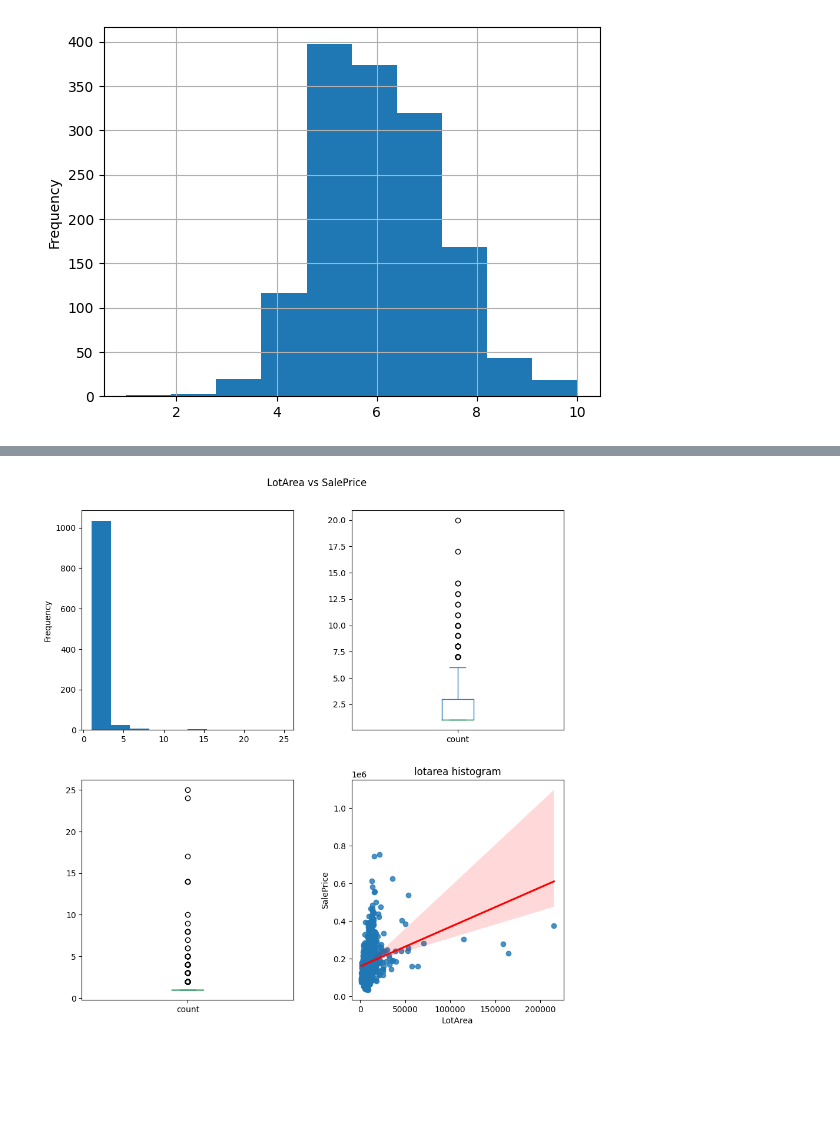
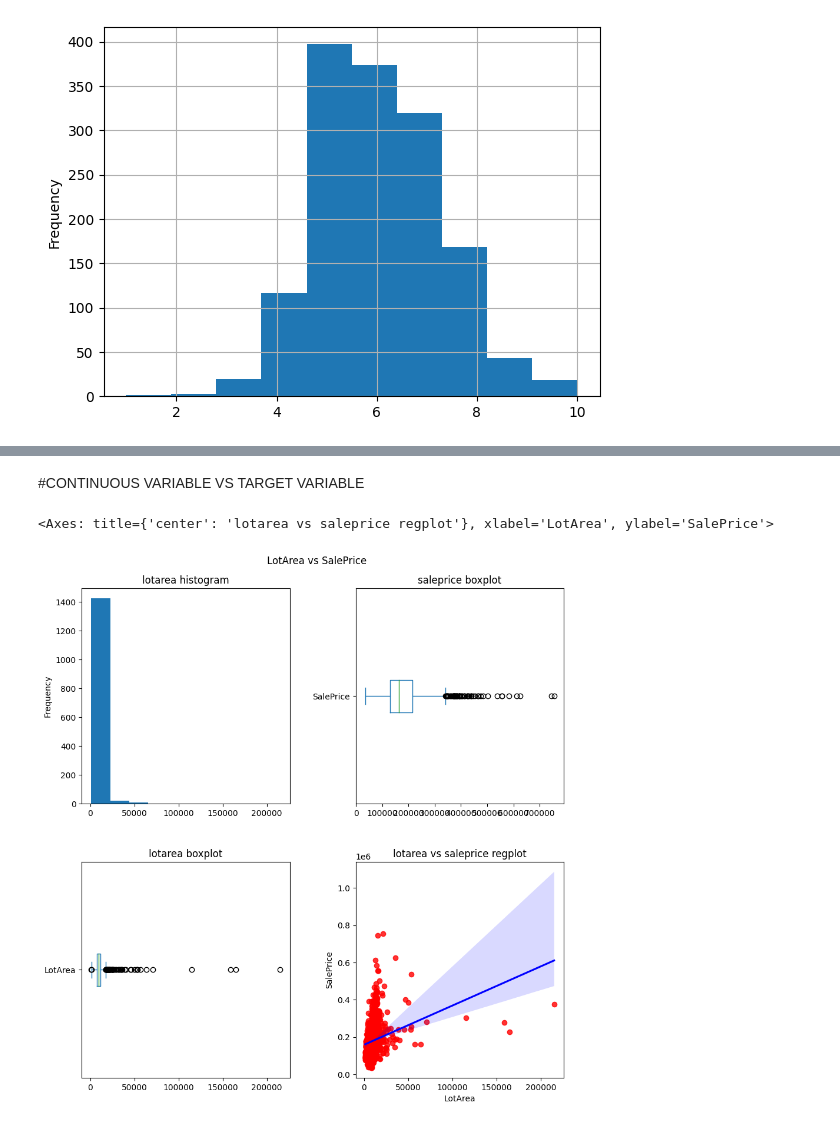
Before and after one commit to kaustubhnair02/OrionInternship-23, a Jupyter notebook: notebooks/EDA.ipynb, the cells around one changed output, grey strips where cells are left out. Drawn from its saved outputs; the diff is of its cells as text; code cells hidden in the pictures; blank space fills up the shorter version.

```diff
--- a/notebooks/EDA.ipynb
+++ b/notebooks/EDA.ipynb
@@ -338,18 +322,22 @@ plt.show()
+# %% [markdown]
+#CONTINUOUS VARIABLE VS TARGET VARIABLE
 # %%
-l = df["LotArea"].value_counts()
+l = df["LotArea"]
+s = df['SalePrice']
 
 fig, axes = plt.subplots(2,2,figsize=(10,10))
-fig.tight_layout(pad=5,h_pad=4,w_pad=4)
+fig.tight_layout(pad=5,w_pad=5)
 fig.suptitle("LotArea vs SalePrice")
 
+axes[0,0].set_title("lotarea histogram")
+axes[0,1].set_title("saleprice boxplot")
+axes[1,0].set_title("lotarea boxplot")
+axes[1,1].set_title("lotarea vs saleprice regplot")
+
 l.plot(ax = axes[0,0],kind='hist')
-
-l.plot(ax = axes[1,0],kind='box')
-
-s.plot(ax = axes[0,1],kind='box')
-
-sb.regplot(ax = axes[1,1],x = 'LotArea',y='SalePrice', data=df,line_kws={"color": "red"})
-
-plt.show()
+s.plot(ax = axes[0,1], kind='box',vert=False)
+l.plot(ax =axes[1,0],kind='box',vert=False)
+sb.regplot(ax = axes[1,1],x=l,y=s,scatter_kws={"color": "red"}, line_kws={"color": "blue"})
 # %% [output]
+<Axes: title={'center': 'lotarea vs saleprice regplot'}, xlabel='LotArea', ylabel='SalePrice'>
-[figure, old version]
+[figure, new version]
```
Also changed, not shown: parts of 12 cells of this notebook.
